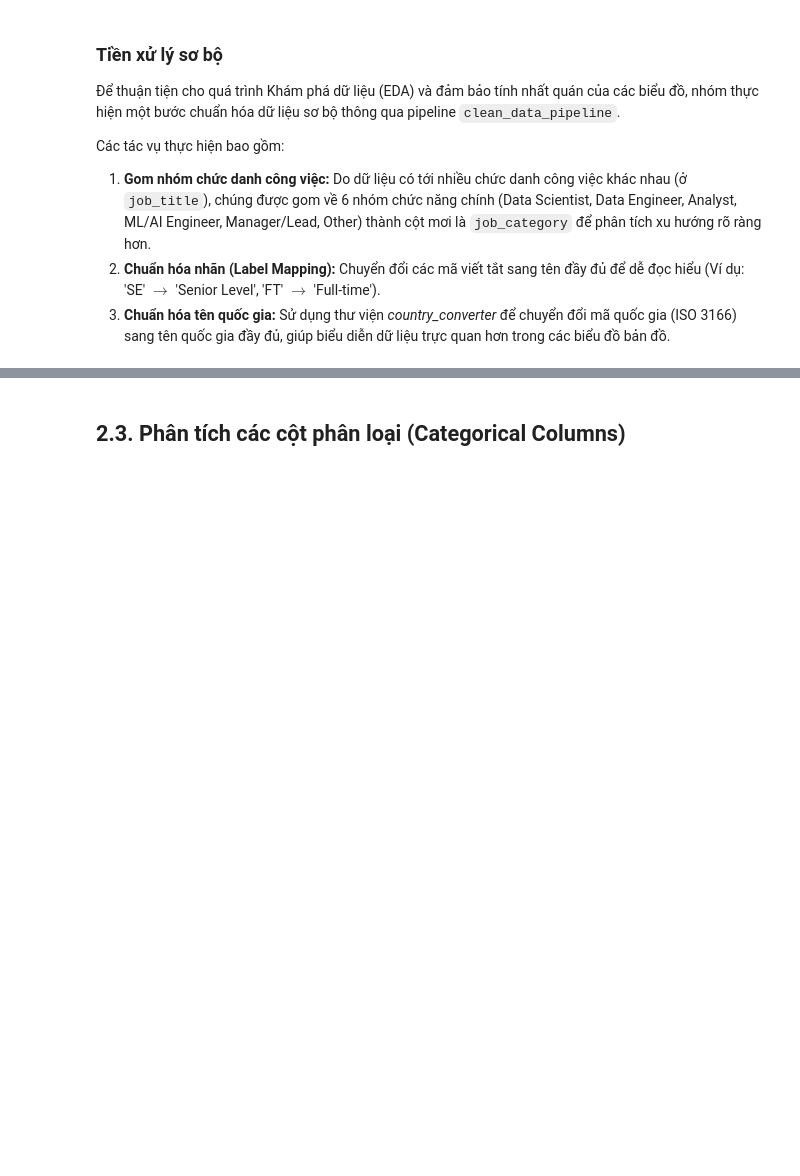
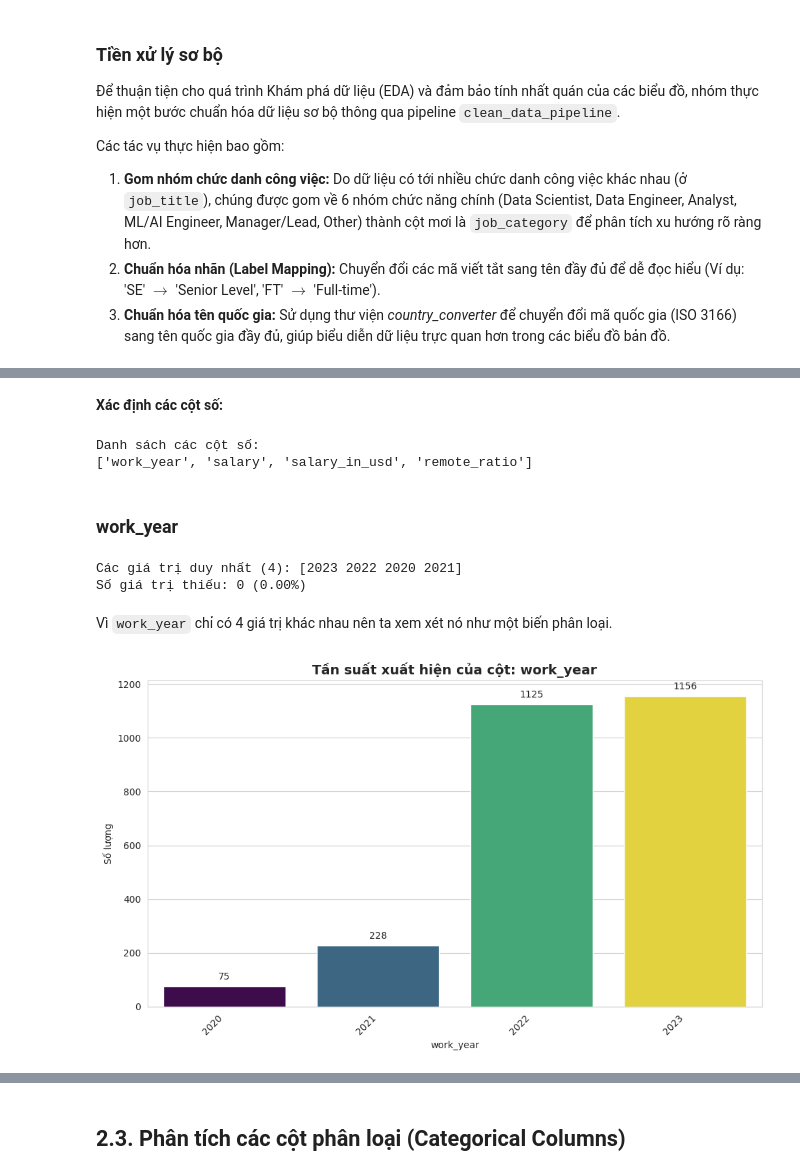
Before and after one commit to Trung0Minh/CSC17104_2025_Final_Project, a Jupyter notebook: DataScienceSalaries2023.ipynb, the cells around one changed output, grey strips where cells are left out. Saved outputs shown, nothing was run; the diff lists cells and outputs as text; code cells hidden in the pictures; blank space fills up the shorter version.

```diff
--- a/DataScienceSalaries2023.ipynb
+++ b/DataScienceSalaries2023.ipynb
@@ -442,0 +209,30 @@ Biểu đồ cho thấy thị trường **phân hóa mạnh**:
+# %% [markdown]
+**Xác định các cột số:**
+# %%
+# Liệt kê các cột phân loại dựa trên dtype object
+cat_cols = df.select_dtypes(include=['int64']).columns.tolist()
+
+print("Danh sách các cột số:")
+print(cat_cols)
+# %% [output]
+Danh sách các cột số:
+['work_year', 'salary', 'salary_in_usd', 'remote_ratio']
+# %% [markdown]
+### **work_year**
+# %%
+# In các giá trị duy nhất
+print(f"Các giá trị duy nhất ({df['work_year'].nunique()}): {df['work_year'].unique()}")
+
+# In các giá trị bị thiếu
+missing_values = df['work_year'].isnull().sum()
+print(f"Số giá trị thiếu: {missing_values} ({missing_values/len(df)*100:.2f}%)")
+# %% [output]
+Các giá trị duy nhất (4): [2023 2022 2020 2021]
+Số giá trị thiếu: 0 (0.00%)
+# %% [markdown]
+Vì `work_year` chỉ có 4 giá trị khác nhau nên ta xem xét nó như một biến phân loại.
+# %%
+# Phân tích và vẽ biểu đồ work_year
+vis.plot_bar_count(df, 'work_year', sort_by_index=True)
+# %% [output]
+[figure, added]
```
Also changed, not shown: parts of 41 cells of this notebook, 2 other files.
